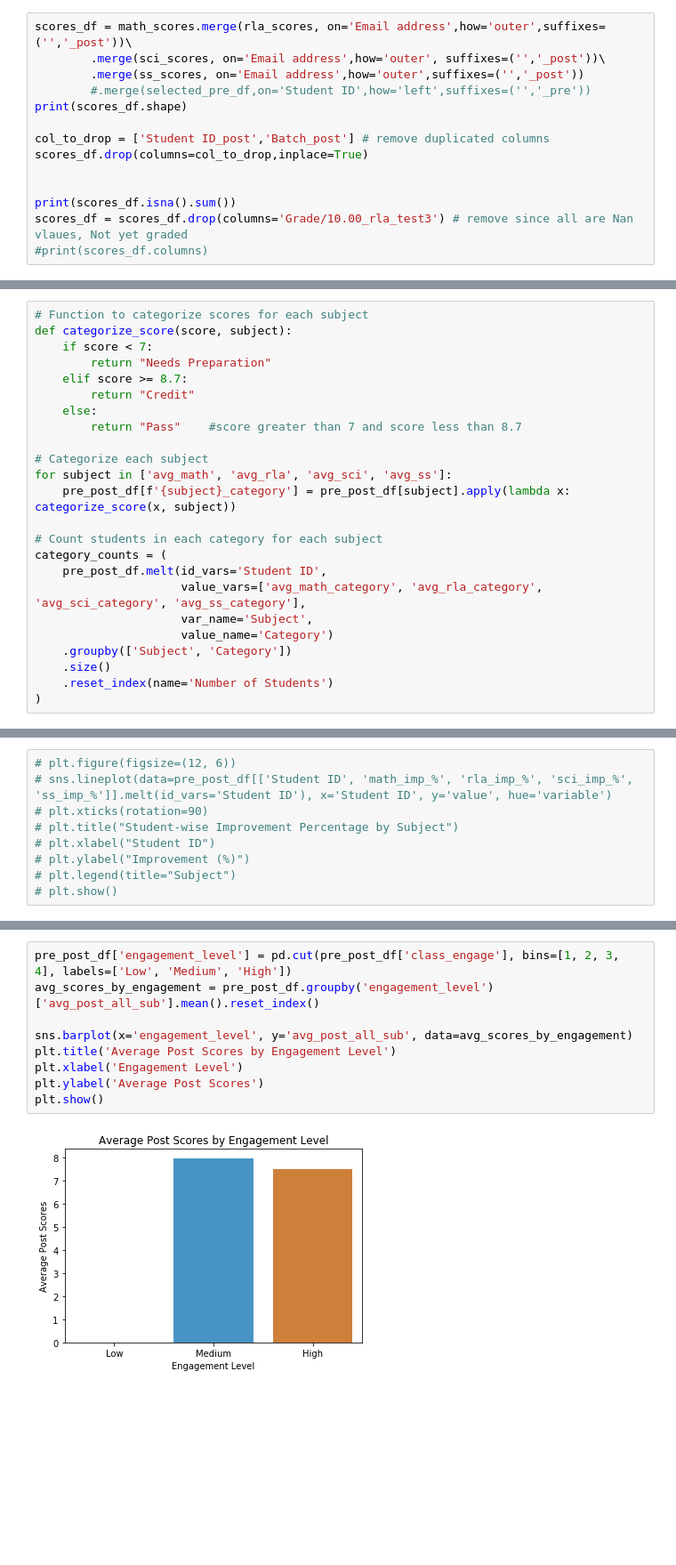
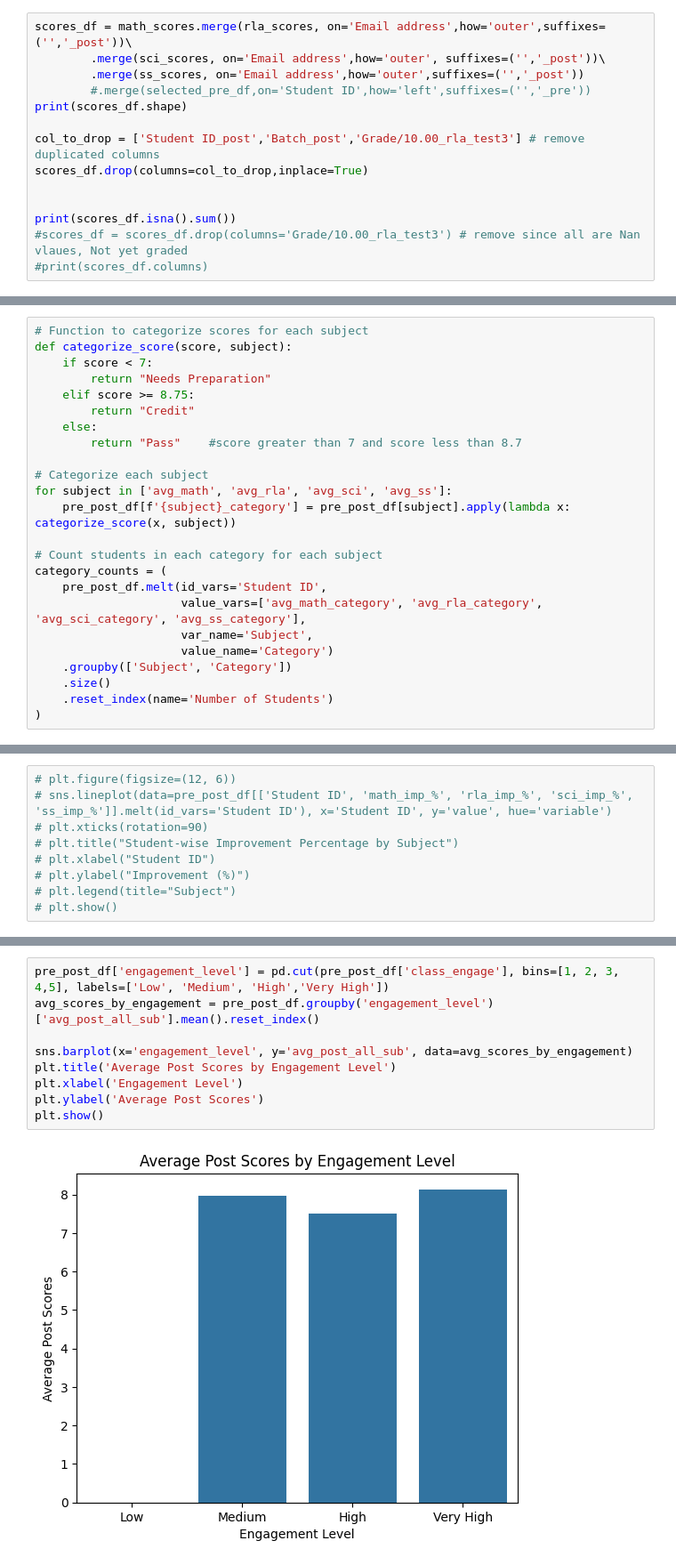
Before and after one commit to iSTAREducation/mmdt-da-project01-team-2, a Jupyter notebook: Assignment_00/formatted_project_2.ipynb, the cells around one changed output, grey strips where cells are left out. Shown at 89% size. Cells and saved outputs as stored; diff of their text form; blank space fills up the shorter version.

```diff
--- a/Assignment_00/formatted_project_2.ipynb
+++ b/Assignment_00/formatted_project_2.ipynb
@@ -826,12 +883,12 @@ scores_df = math_scores.merge(rla_scores, on='Email address',how='outer',suffixe
         #.merge(selected_pre_df,on='Student ID',how='left',suffixes=('','_pre'))
 print(scores_df.shape)
 
-col_to_drop = ['Student ID_post','Batch_post'] # remove duplicated columns
+col_to_drop = ['Student ID_post','Batch_post','Grade/10.00_rla_test3'] # remove duplicated columns
 scores_df.drop(columns=col_to_drop,inplace=True)
 
 
 print(scores_df.isna().sum())
-scores_df = scores_df.drop(columns='Grade/10.00_rla_test3') # remove since all are Nan vlaues, Not yet graded
+#scores_df = scores_df.drop(columns='Grade/10.00_rla_test3') # remove since all are Nan vlaues, Not yet graded
 #print(scores_df.columns)
 # %% [output]
 (29, 27)
@@ -1099,7 +1138,7 @@ pre_post_df[['Student ID','Pre_avg_score','ss_imp_%']]
 def categorize_score(score, subject):
     if score < 7:
         return "Needs Preparation"
-    elif score >= 8.7:
+    elif score >= 8.75:
         return "Credit"
     else:
         return "Pass"    #score greater than 7 and score less than 8.7
@@ -1270,14 +1290,14 @@ print(pre_post_df['class_engage'].corr(pre_post_df['avg_post_all_sub']))
 # %%
-pre_post_df['engagement_level'] = pd.cut(pre_post_df['class_engage'], bins=[1, 2, 3, 4], labels=['Low', 'Medium', 'High'])
+pre_post_df['engagement_level'] = pd.cut(pre_post_df['class_engage'], bins=[1, 2, 3, 4,5], labels=['Low', 'Medium', 'High','Very High'])
 avg_scores_by_engagement = pre_post_df.groupby('engagement_level')['avg_post_all_sub'].mean().reset_index()
 
 sns.barplot(x='engagement_level', y='avg_post_all_sub', data=avg_scores_by_engagement)
 plt.title('Average Post Scores by Engagement Level')
 plt.xlabel('Engagement Level')
 plt.ylabel('Average Post Scores')
 plt.show()
 # %% [output]
-[figure, old version]
+[figure, new version]
 # %%
 math_tests = pre_post_df[['n_math_test1', 'Grade/10.00_math_test2', 'Grade/10.00_math_test3', 'Grade/10.00_math_test6']]
 math_tests.rename(columns={'n_math_test1': 'Test_1', 'Grade/10.00_math_test2': 'Test_2','Grade/10.00_math_test3': 'Test_3','Grade/10.00_math_test6': 'Test_4'}, inplace=True)
```
Also changed, not shown: parts of 56 cells of this notebook.
